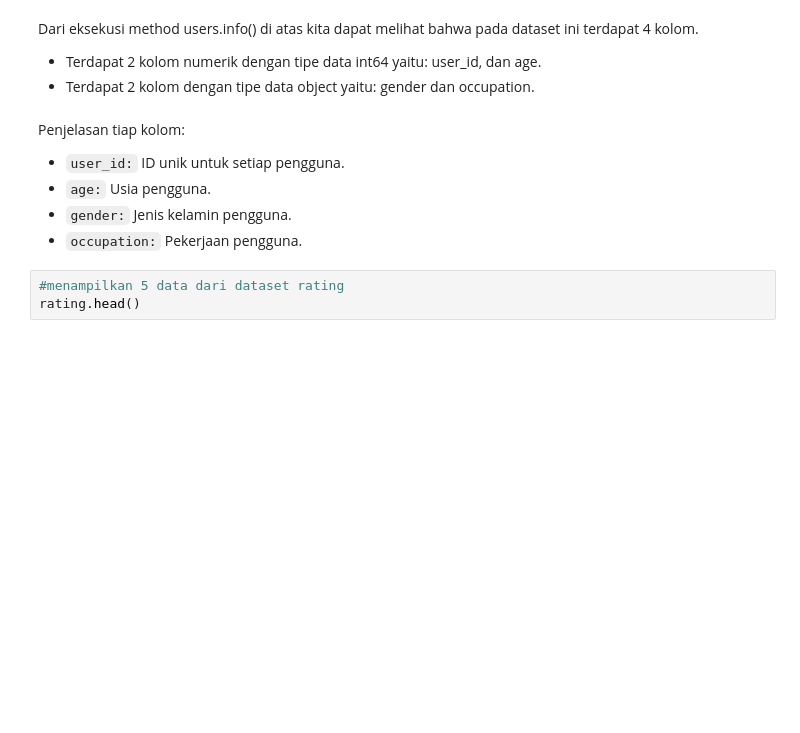
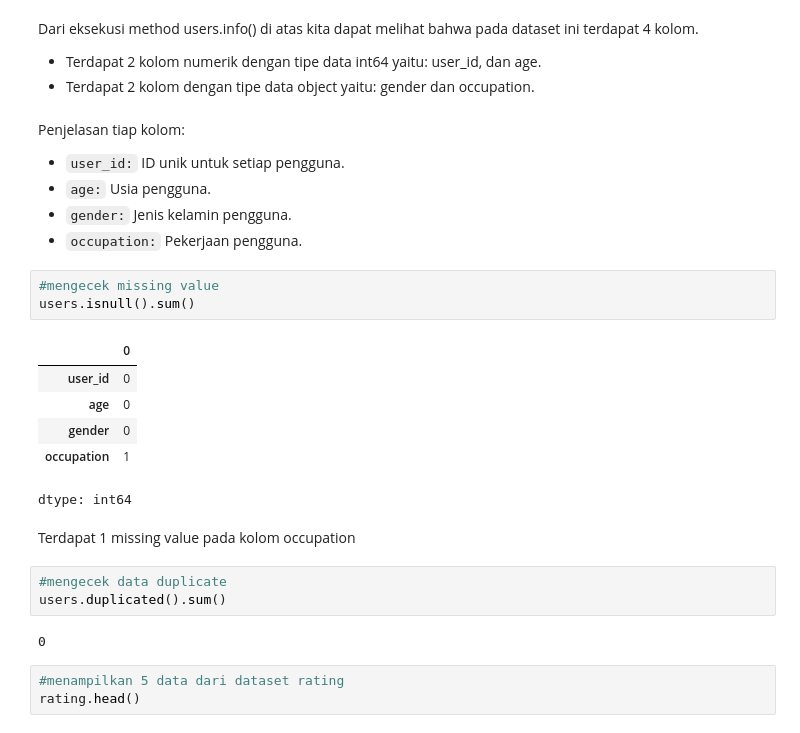
Before and after one commit to syfeigipcul45/machine-learning-terapan-sistem_rekomendasi, a Jupyter notebook: Machine_Learning_Terapan_Sistem_Rekomendasi.ipynb, the cells around one changed output. Saved outputs shown, nothing was run; the diff lists cells and outputs as text; blank space fills up the shorter version.

````diff
--- a/Machine_Learning_Terapan_Sistem_Rekomendasi.ipynb
+++ b/Machine_Learning_Terapan_Sistem_Rekomendasi.ipynb
@@ -169,6 +194,23 @@ Penjelasan tiap kolom:
 * ```age:``` Usia pengguna.
 * ```gender:``` Jenis kelamin pengguna.
 * ```occupation:``` Pekerjaan pengguna.
+# %%
+#mengecek missing value
+users.isnull().sum()
+# %% [output]
+|  | 0 |
+| user_id | 0 |
+| age | 0 |
+| gender | 0 |
+| occupation | 1 |
+dtype: int64
+# %% [markdown]
+Terdapat 1 missing value pada kolom occupation
+# %%
+#mengecek data duplicate
+users.duplicated().sum()
+# %% [output]
+0
 # %%
 #menampilkan 5 data dari dataset rating
 rating.head()
````
Also changed, not shown: parts of 13 cells of this notebook, 4 other files.
